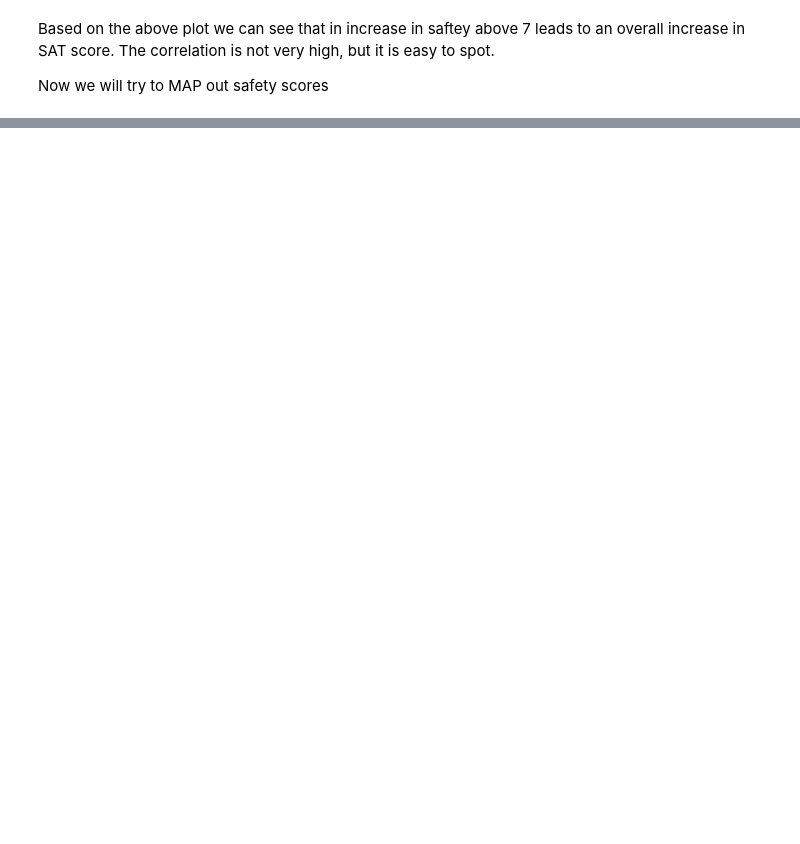
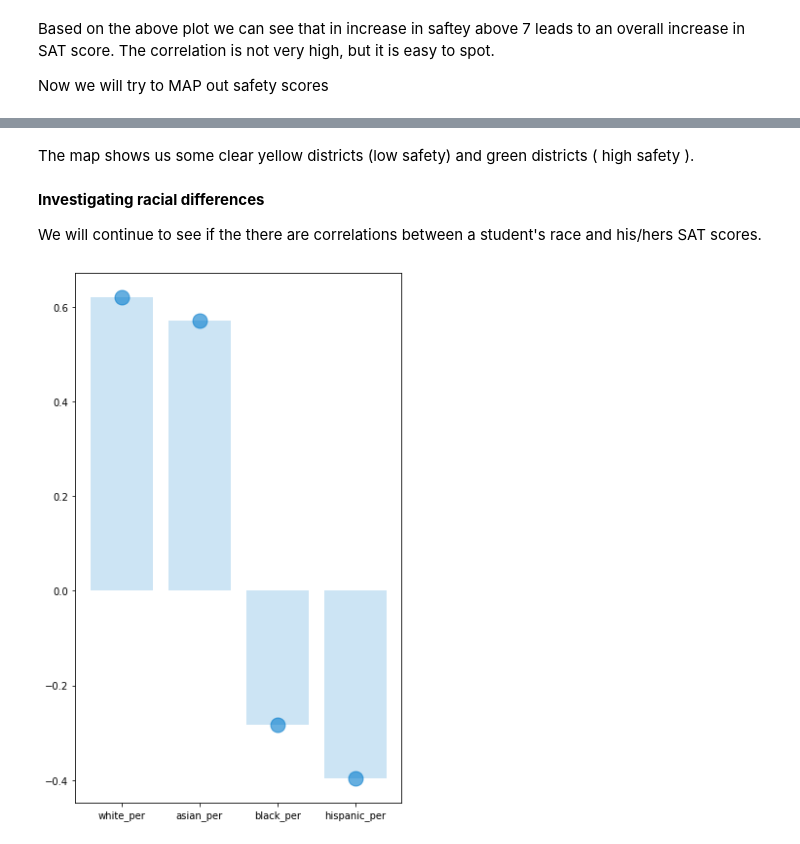
Before and after one commit to vlad-e/Analyzing-NYC-High-School-Data, a Jupyter notebook: Schools.ipynb, the cells around one changed output, grey strips where cells are left out. Drawn from its saved outputs; the diff is of its cells as text; code cells hidden in the pictures; blank space fills up the shorter version.

```diff
--- a/Schools.ipynb
+++ b/Schools.ipynb
@@ -268,0 +268,21 @@ combined.corr()["sat_score"][["white_per","asian_per","black_per","hispanic_per"
+# %% [markdown]
+The map shows us some clear yellow districts (low safety) and green districts ( high safety ).
+# %% [markdown]
+**Investigating racial differences**
+
+We will continue to see if the there are correlations between a student's race and his/hers SAT scores.
+# %%
+#plotting the correlations of the SAT column with the race columns
+
+race_cols = ["white_per","asian_per","black_per","hispanic_per"]
+figure= plt.figure(figsize=(6,10))
+x_pos = [i for i, _ in enumerate(race_cols)]
+
+plt.bar(x_pos,combined.corr()["sat_score"][race_cols],color='#007acc', alpha=0.2, linewidth=5,)
+
+
+plt.plot(x_pos,combined.corr()["sat_score"][race_cols], "o", markersize=15, color='#007ACC', alpha=0.6)
+
+plt.xticks(x_pos,race_cols);
+# %% [output]
+[figure, added]
```
Also changed, not shown: parts of 27 cells of this notebook.
